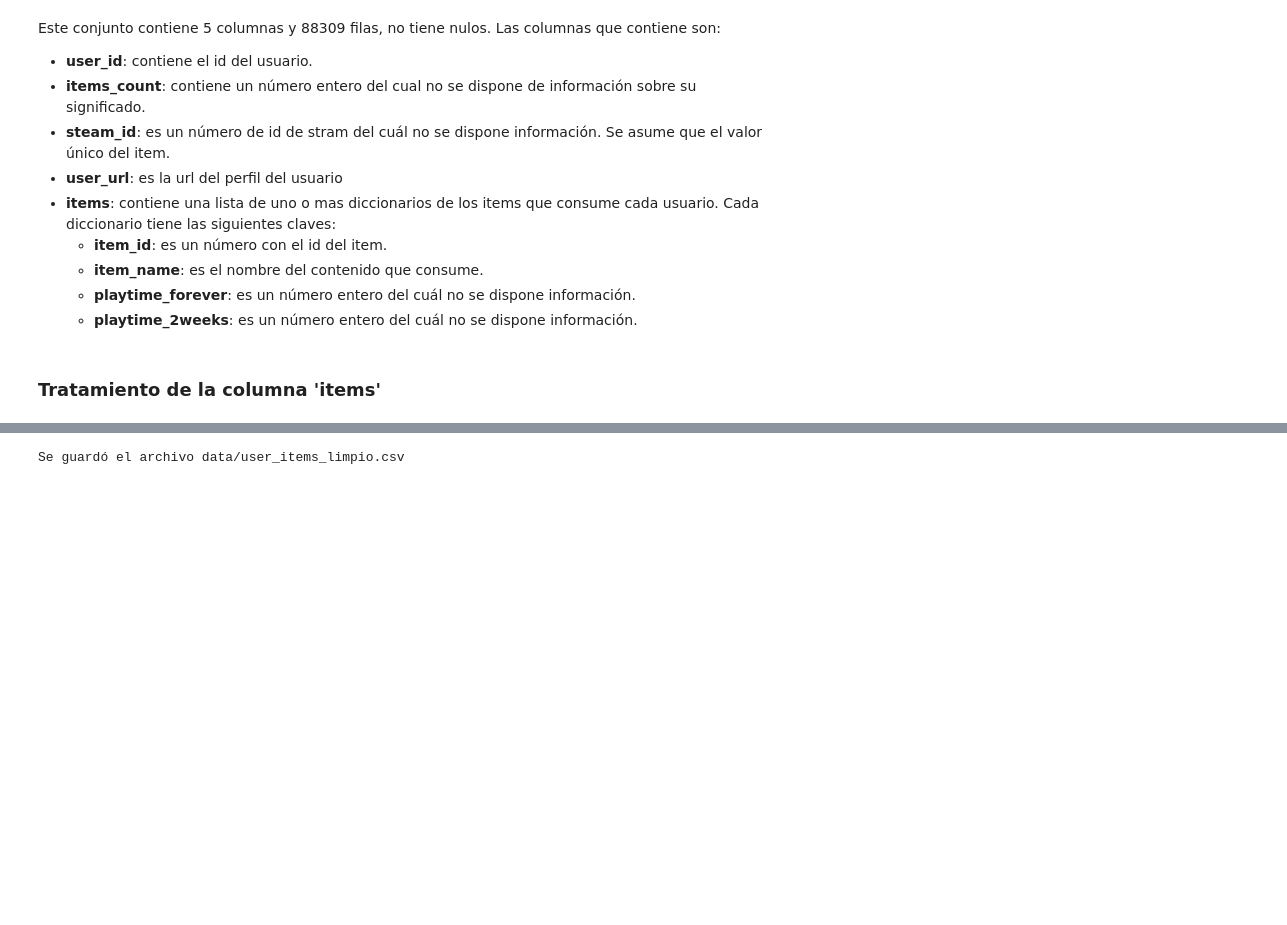
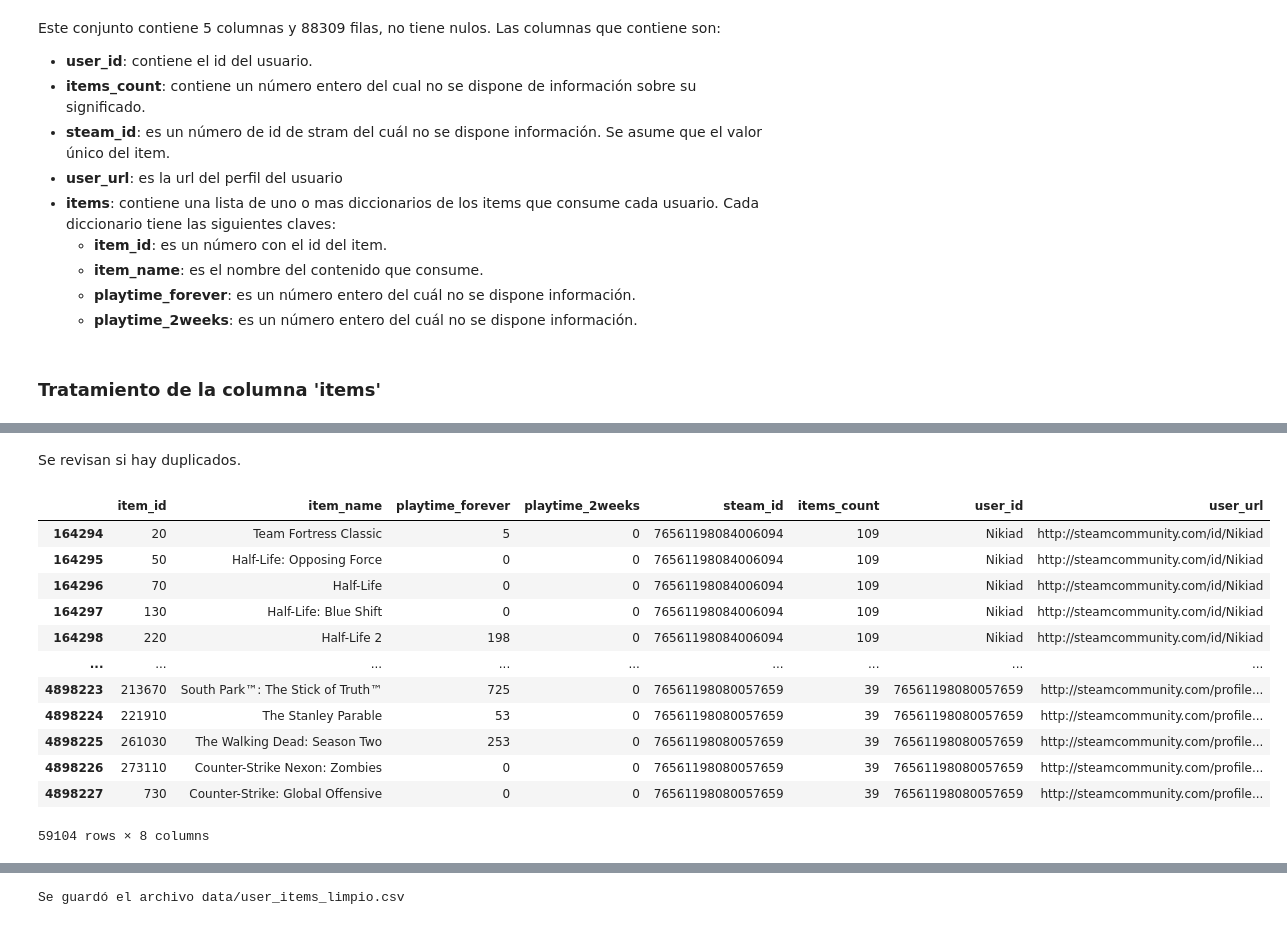
Before and after one commit to IngCarlaPezzone/PI1_MLOps_videojuegos, a Jupyter notebook: 01_ETL_user_items.ipynb, the cells around one changed output, grey strips where cells are left out. Saved outputs shown, nothing was run; the diff lists cells and outputs as text; code cells hidden in the pictures; blank space fills up the shorter version.

```diff
--- a/01_ETL_user_items.ipynb
+++ b/01_ETL_user_items.ipynb
@@ -112,0 +125,20 @@ df_items2
+# %% [markdown]
+Se revisan si hay duplicados.
+# %%
+# Devuelve los duplicados
+duplicados = df_items2.loc[df_items2.duplicated()]
+duplicados
+# %% [output]
+|  | item_id | item_name | playtime_forever | playtime_2weeks | steam_id | items_count | user_id | user_url |
+| 164294 | 20 | Team Fortress Classic | 5 | 0 | 76561198084006094 | 109 | Nikiad | http://steamcommunity.com/id/Nikiad |
+| 164295 | 50 | Half-Life: Opposing Force | 0 | 0 | 76561198084006094 | 109 | Nikiad | http://steamcommunity.com/id/Nikiad |
+| 164296 | 70 | Half-Life | 0 | 0 | 76561198084006094 | 109 | Nikiad | http://steamcommunity.com/id/Nikiad |
+| 164297 | 130 | Half-Life: Blue Shift | 0 | 0 | 76561198084006094 | 109 | Nikiad | http://steamcommunity.com/id/Nikiad |
+| 164298 | 220 | Half-Life 2 | 198 | 0 | 76561198084006094 | 109 | Nikiad | http://steamcommunity.com/id/Nikiad |
+| ... | ... | ... | ... | ... | ... | ... | ... | ... |
+| 4898223 | 213670 | South Park™: The Stick of Truth™ | 725 | 0 | 76561198080057659 | 39 | 76561198080057659 | http://steamcommunity.com/profile... |
+| 4898224 | 221910 | The Stanley Parable | 53 | 0 | 76561198080057659 | 39 | 76561198080057659 | http://steamcommunity.com/profile... |
+| 4898225 | 261030 | The Walking Dead: Season Two | 253 | 0 | 76561198080057659 | 39 | 76561198080057659 | http://steamcommunity.com/profile... |
+| 4898226 | 273110 | Counter-Strike Nexon: Zombies | 0 | 0 | 76561198080057659 | 39 | 76561198080057659 | http://steamcommunity.com/profile... |
+| 4898227 | 730 | Counter-Strike: Global Offensive | 0 | 0 | 76561198080057659 | 39 | 76561198080057659 | http://steamcommunity.com/profile... |
+59104 rows × 8 columns
```
Also changed, not shown: parts of 7 cells of this notebook, 5 other files.
